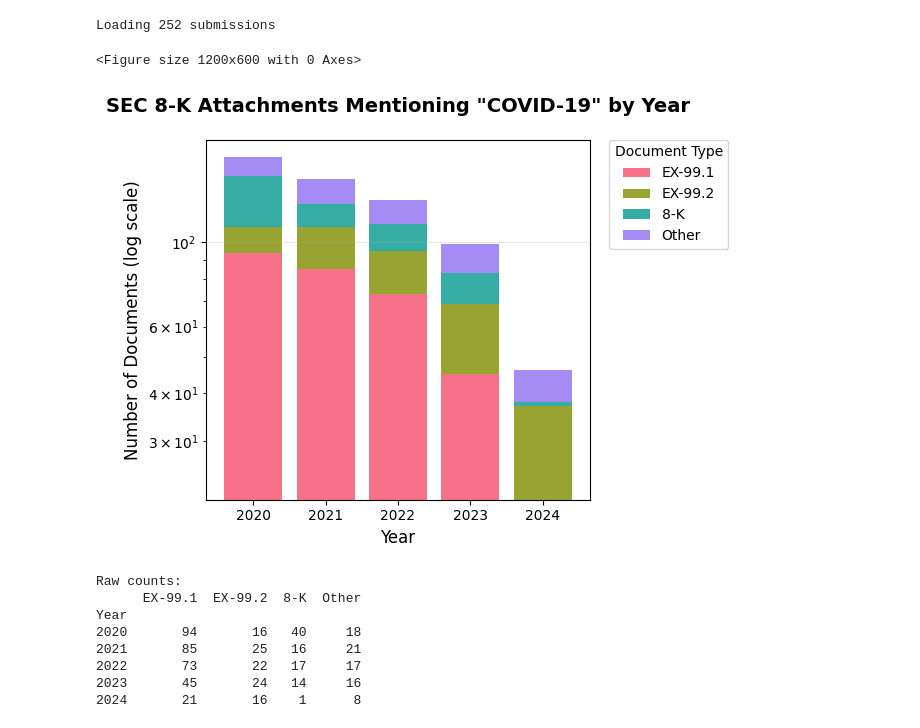
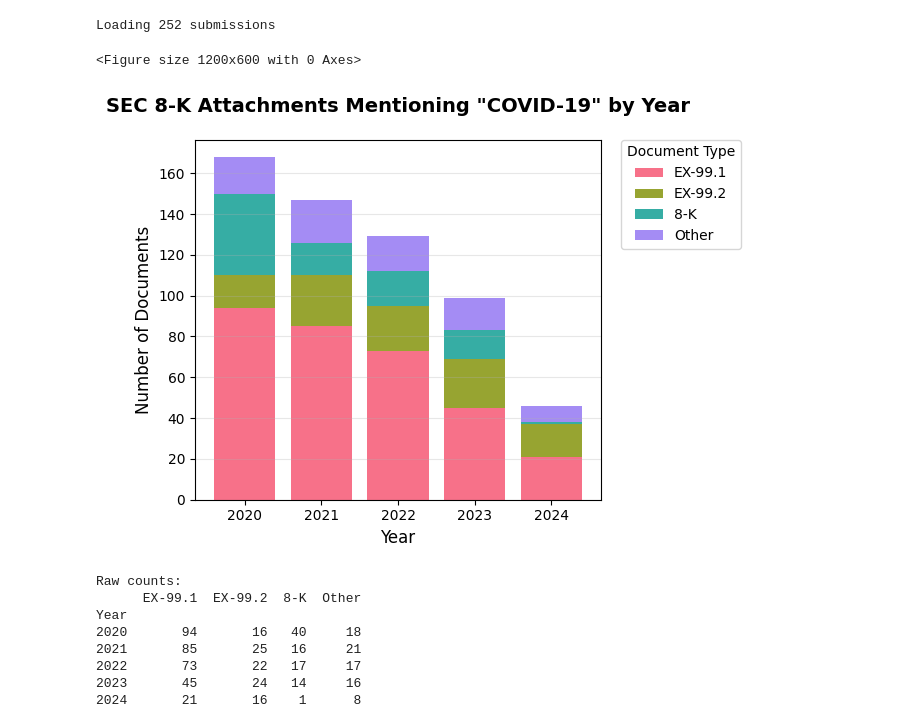
Before and after one commit to john-friedman/datamule-python, a Jupyter notebook: examples/search_text_covid-19.ipynb, the cells around one changed output. Drawn from its saved outputs; the diff is of its cells as text; code cells hidden in the pictures.

```diff
--- a/examples/search_text_covid-19.ipynb
+++ b/examples/search_text_covid-19.ipynb
@@ -113,44 +113,42 @@ ax = df_final.plot(kind='bar', stacked=True,
                   color=sns.color_palette("husl", len(df_final.columns)),
                   width=0.8)
 
-# Apply log transform to y-axis
-plt.yscale('log')
 
 # Customize the plot
 plt.title('SEC 8-K Attachments Mentioning "COVID-19" by Year',
           pad=20, fontsize=14, fontweight='bold')
 plt.xlabel('Year', fontsize=12)
-plt.ylabel('Number of Documents (log scale)', fontsize=12)
+plt.ylabel('Number of Documents', fontsize=12)
 
 # Adjust legend
 plt.legend(title='Document Type',
           bbox_to_anchor=(1.05, 1),
           loc='upper left',
           borderaxespad=0.)
 
 # Add gridlines for better readability
 plt.grid(True, axis='y', alpha=0.3)
 
 # Rotate x-axis labels for better readability
 plt.xticks(rotation=0)
 
 # Tight layout to prevent label cutoff
 plt.tight_layout()
 
 # Save the plot
 plt.savefig('plots/covid_19_mentions_8k.png',
             bbox_inches='tight',
             dpi=300)
 
 # Display plot
 plt.show()
 
 # Print the raw numbers
 print("\nRaw counts:")
 print(df_final)
 # %% [output]
 <Figure size 1200x600 with 0 Axes>
-[figure, old version]
+[figure, new version]
 Raw counts:
       EX-99.1  EX-99.2  8-K  Other
 Year
```
Also changed, not shown: 1 other file.
